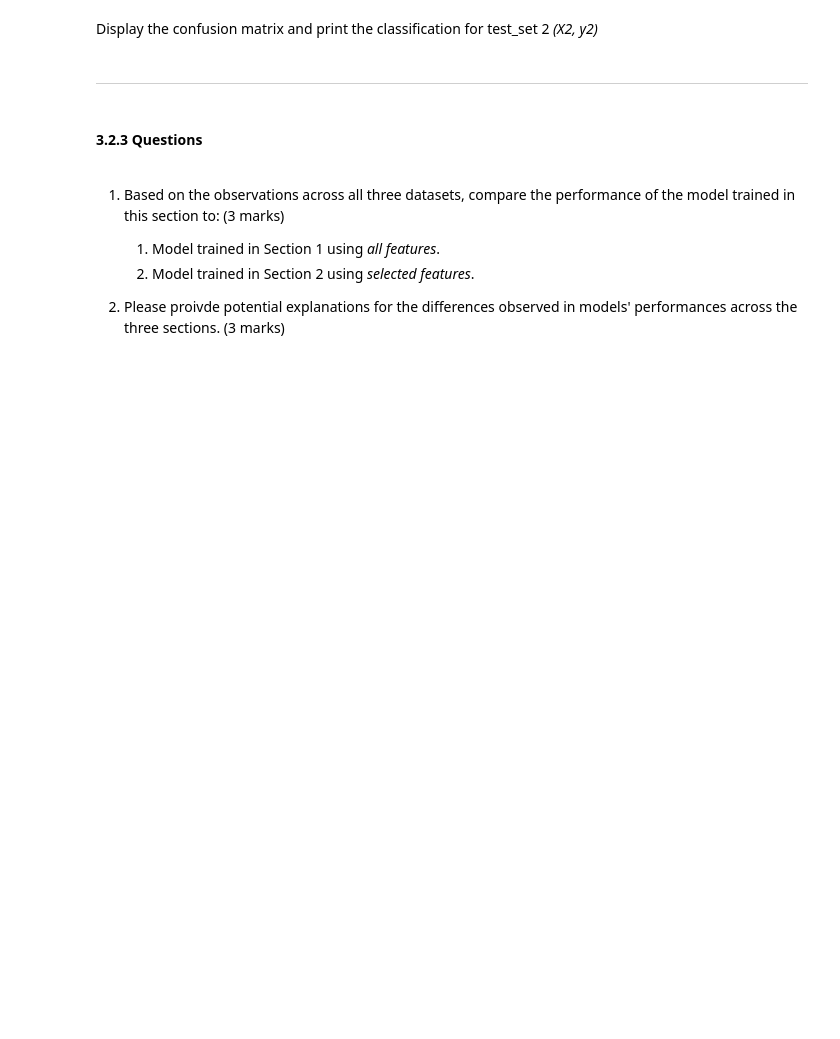
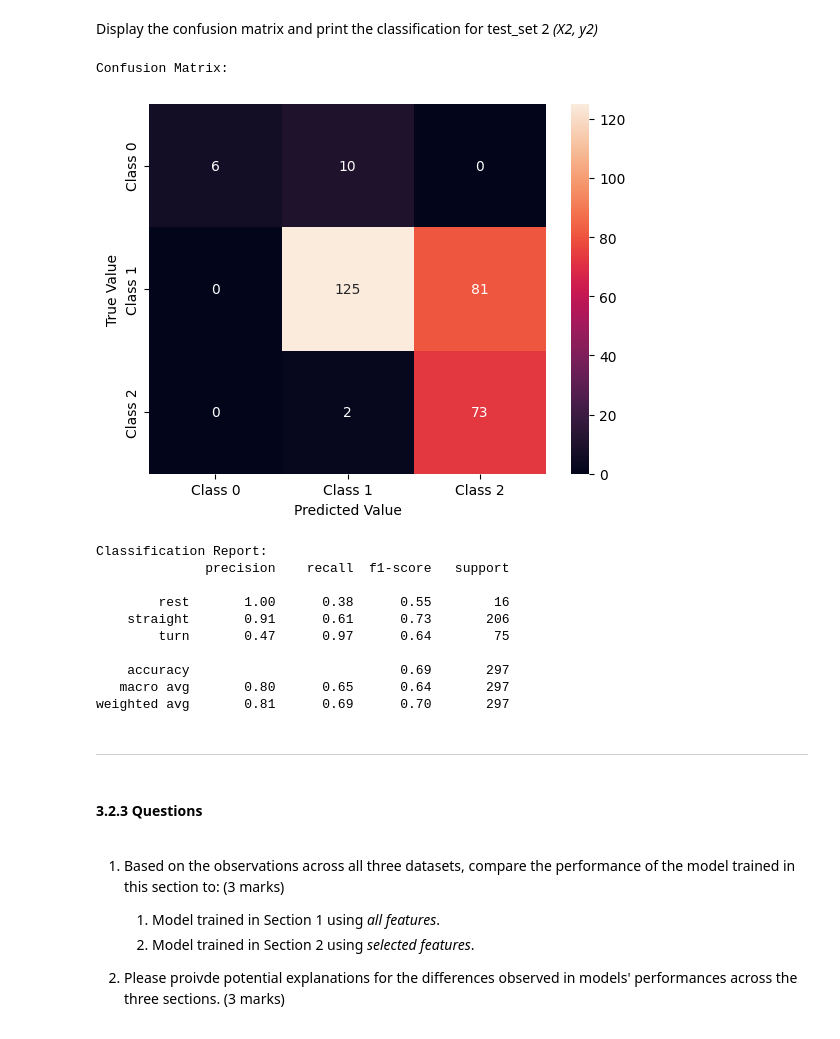
Before and after one commit to KatiaAbdulBaki/engg680_2024_fall, a Jupyter notebook: Lab_Assignment4/VehicleMotionStateClassification.ipynb, the cells around one changed output. Saved outputs shown, nothing was run; the diff lists cells and outputs as text; code cells hidden in the pictures; blank space fills up the shorter version.

```diff
--- a/Lab_Assignment4/VehicleMotionStateClassification.ipynb
+++ b/Lab_Assignment4/VehicleMotionStateClassification.ipynb
@@ -669,5 +737,5 @@ X1.head(2)
 # %%
 # TODO - Load the target vector from test_set2 into y2, and the group selected features from test_set2 into X2
-# y2 =
-# X2 =
+y2 = test_set2['motion_state']
+X2 = test_set2[group_selected_features]
 X2.head(2)
@@ -692,3 +789,29 @@ Display the confusion matrix and print the classification for test_set 2 *(X2, y
+# %%
+# TODO - Display confusion matrix and print classification report for (X2, y2)
+from sklearn.metrics import confusion_matrix, classification_report
+import seaborn as sns
+import matplotlib.pyplot as plt
+conf_mat = confusion_matrix(y2, grid.predict(X2))
+print("Confusion Matrix:")
+sns.heatmap(conf_mat, xticklabels=['Class 0', 'Class 1', 'Class 2'], yticklabels=['Class 0', 'Class 1', 'Class 2'], annot=True, fmt='d')
+plt.xlabel('Predicted Value')
+plt.ylabel('True Value')
+plt.show()
+print("\nClassification Report:")
+print(classification_report(y2, grid.predict(X2)))
+# %% [output]
+Confusion Matrix:
+[figure, added]
+Classification Report:
+              precision    recall  f1-score   support
+
+        rest       1.00      0.38      0.55        16
+    straight       0.91      0.61      0.73       206
+        turn       0.47      0.97      0.64        75
+
+    accuracy                           0.69       297
+   macro avg       0.80      0.65      0.64       297
+weighted avg       0.81      0.69      0.70       297
 # %% [markdown]
 ___
 # %% [markdown]
```
Also changed, not shown: parts of 17 cells of this notebook.
